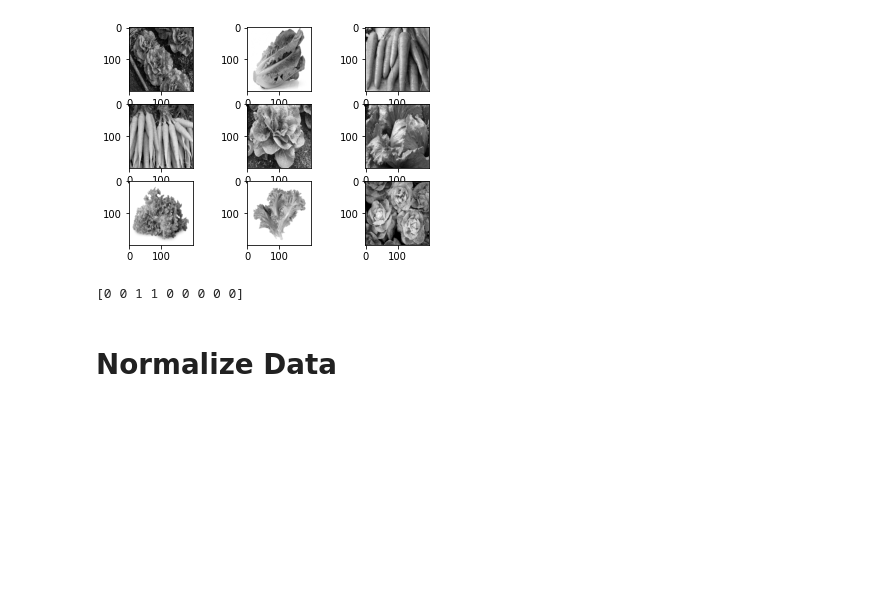
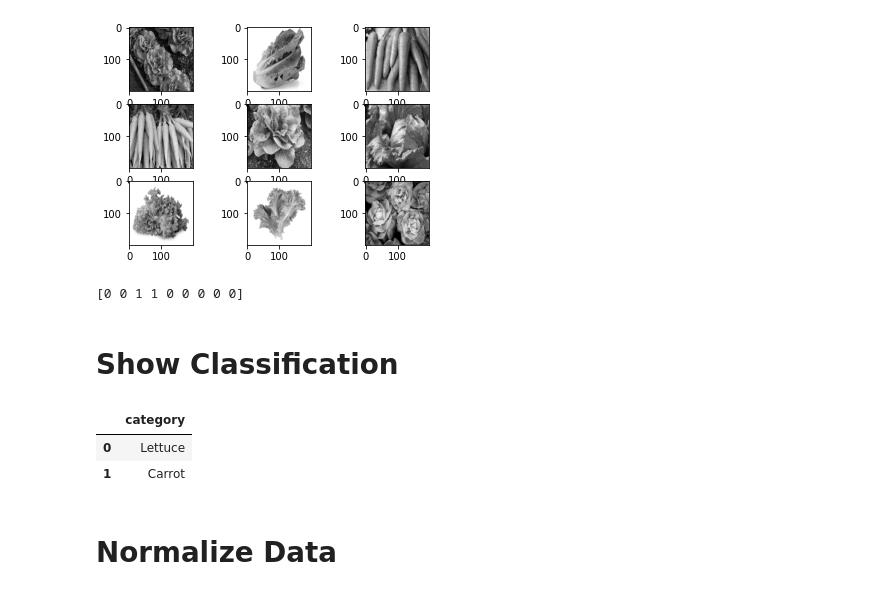
Before and after one commit to jscastanos/veggies-cnn, a Jupyter notebook: Image_Classification.ipynb, the cells around one changed output. Saved outputs shown, nothing was run; the diff lists cells and outputs as text; code cells hidden in the pictures; blank space fills up the shorter version.

Commit message:
show category table and suppress wget output

```diff
--- a/Image_Classification.ipynb
+++ b/Image_Classification.ipynb
@@ -73,6 +56,20 @@ Training Set
 Testing Set
 [figure]
 [0 0 1 1 0 0 0 0 0]
+# %% [markdown]
+# Show Classification
+# %%
+# download file
+%%capture
+!wget https://github.com/jscastanos/veggies/raw/main/veggies-category.csv -O veggies-category.csv
+
+path = '/content/veggies-category.csv'
+# %%
+pd.read_csv(path)
+# %% [output]
+|  | category |
+| 0 | Lettuce |
+| 1 | Carrot |
 # %% [markdown]
 # Normalize Data
 # %%
```
Also changed, not shown: parts of 4 cells of this notebook.
